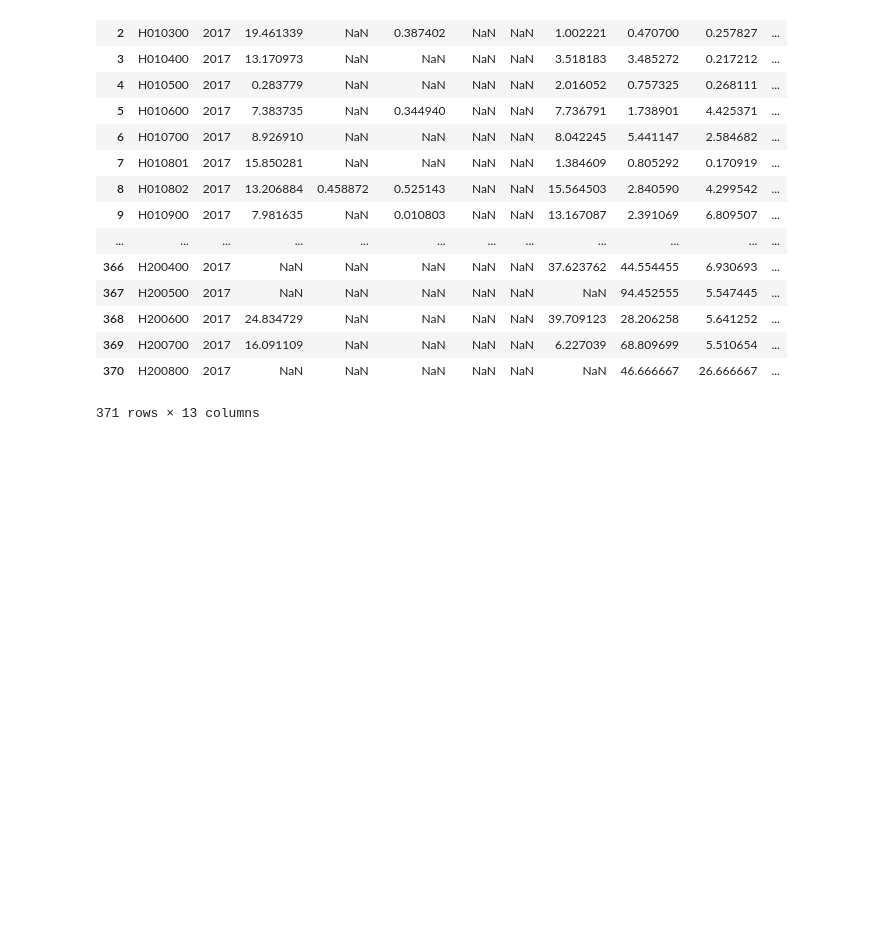
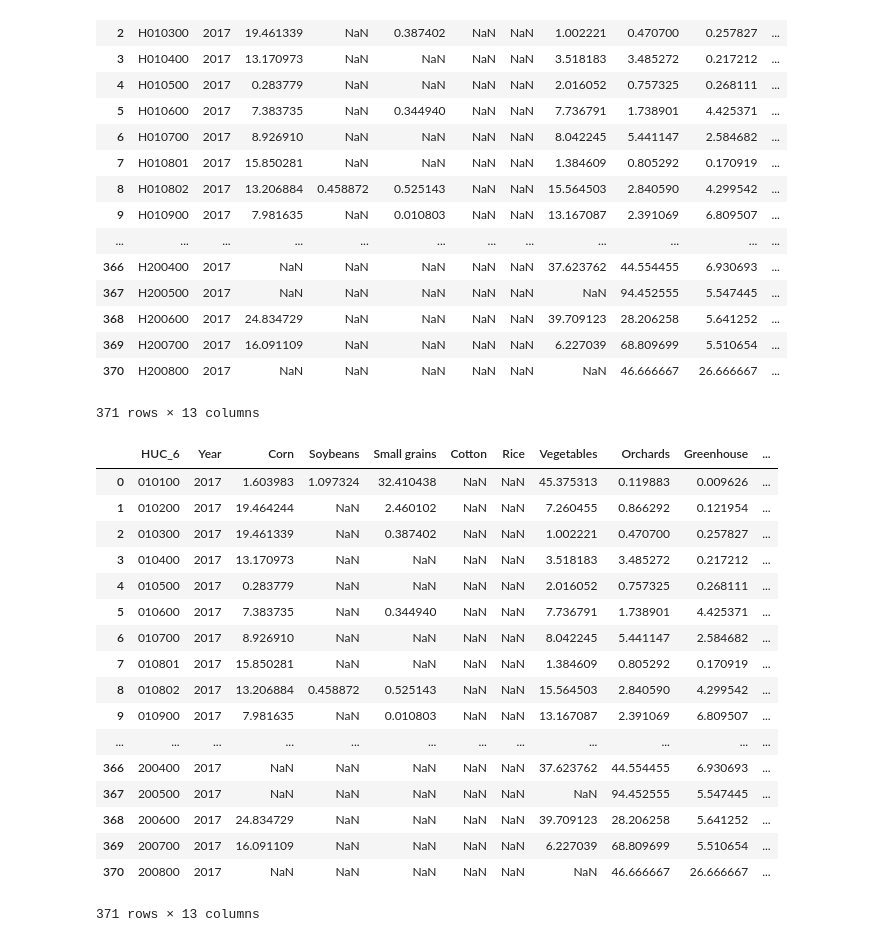
Before and after one commit to emartinher-PSEM3/Ceres, a Jupyter notebook: cereslibrary/TES/TES.ipynb, the cells around one changed output. Drawn from its saved outputs; the diff is of its cells as text; code cells hidden in the pictures; blank space fills up the shorter version.

```diff
--- a/cereslibrary/TES/TES.ipynb
+++ b/cereslibrary/TES/TES.ipynb
@@ -274,3 +242,26 @@ AgriCensus_df
 | 369 | H200700 | 2017 | 16.091109 | NaN | NaN | NaN | NaN | 6.227039 | 68.809699 | 5.510654 | ... |
 | 370 | H200800 | 2017 | NaN | NaN | NaN | NaN | NaN | NaN | 46.666667 | 26.666667 | ... |
 371 rows × 13 columns
+# %%
+# Delete H from HUC_6 columns
+AgriCensus_df['HUC_6'] = AgriCensus_df['HUC_6'].map(lambda x: str(x)[1:])
+AgriCensus_df
+# %% [output]
+|  | HUC_6 | Year | Corn | Soybeans | Small grains | Cotton | Rice | Vegetables | Orchards | Greenhouse | ... |
+| 0 | 010100 | 2017 | 1.603983 | 1.097324 | 32.410438 | NaN | NaN | 45.375313 | 0.119883 | 0.009626 | ... |
+| 1 | 010200 | 2017 | 19.464244 | NaN | 2.460102 | NaN | NaN | 7.260455 | 0.866292 | 0.121954 | ... |
+| 2 | 010300 | 2017 | 19.461339 | NaN | 0.387402 | NaN | NaN | 1.002221 | 0.470700 | 0.257827 | ... |
+| 3 | 010400 | 2017 | 13.170973 | NaN | NaN | NaN | NaN | 3.518183 | 3.485272 | 0.217212 | ... |
+| 4 | 010500 | 2017 | 0.283779 | NaN | NaN | NaN | NaN | 2.016052 | 0.757325 | 0.268111 | ... |
+| 5 | 010600 | 2017 | 7.383735 | NaN | 0.344940 | NaN | NaN | 7.736791 | 1.738901 | 4.425371 | ... |
+| 6 | 010700 | 2017 | 8.926910 | NaN | NaN | NaN | NaN | 8.042245 | 5.441147 | 2.584682 | ... |
+| 7 | 010801 | 2017 | 15.850281 | NaN | NaN | NaN | NaN | 1.384609 | 0.805292 | 0.170919 | ... |
+| 8 | 010802 | 2017 | 13.206884 | 0.458872 | 0.525143 | NaN | NaN | 15.564503 | 2.840590 | 4.299542 | ... |
+| 9 | 010900 | 2017 | 7.981635 | NaN | 0.010803 | NaN | NaN | 13.167087 | 2.391069 | 6.809507 | ... |
+| ... | ... | ... | ... | ... | ... | ... | ... | ... | ... | ... | ... |
+| 366 | 200400 | 2017 | NaN | NaN | NaN | NaN | NaN | 37.623762 | 44.554455 | 6.930693 | ... |
+| 367 | 200500 | 2017 | NaN | NaN | NaN | NaN | NaN | NaN | 94.452555 | 5.547445 | ... |
+| 368 | 200600 | 2017 | 24.834729 | NaN | NaN | NaN | NaN | 39.709123 | 28.206258 | 5.641252 | ... |
+| 369 | 200700 | 2017 | 16.091109 | NaN | NaN | NaN | NaN | 6.227039 | 68.809699 | 5.510654 | ... |
+| 370 | 200800 | 2017 | NaN | NaN | NaN | NaN | NaN | NaN | 46.666667 | 26.666667 | ... |
+371 rows × 13 columns
```
Also changed, not shown: parts of 9 cells of this notebook, 7 other files.
